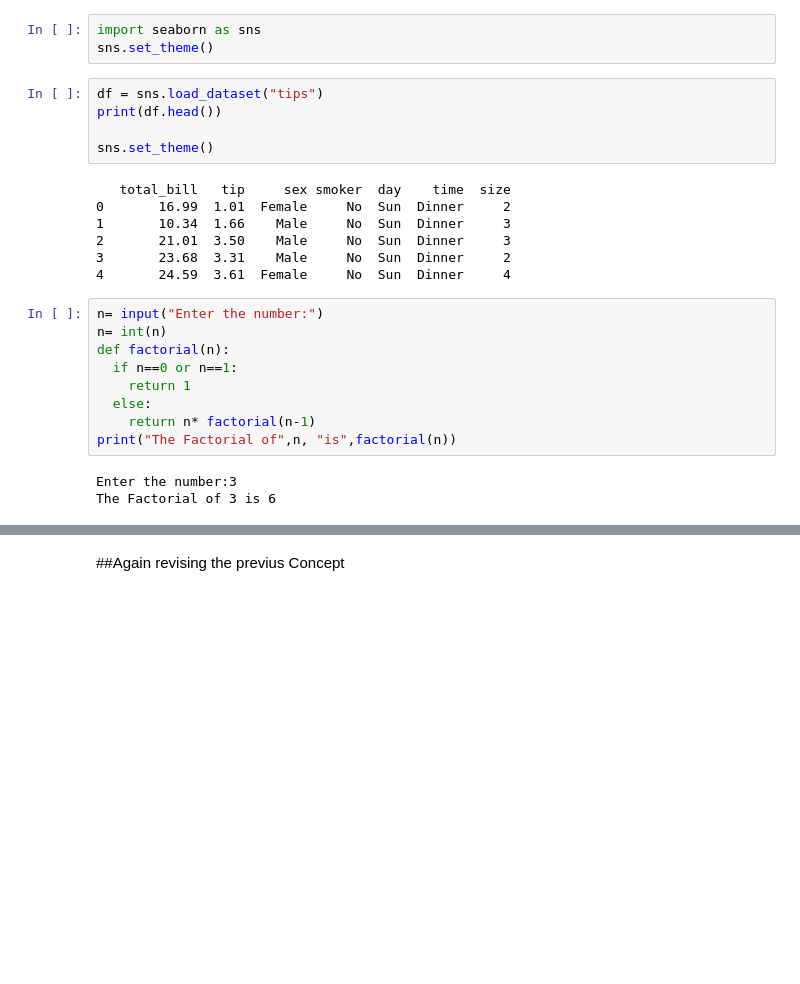
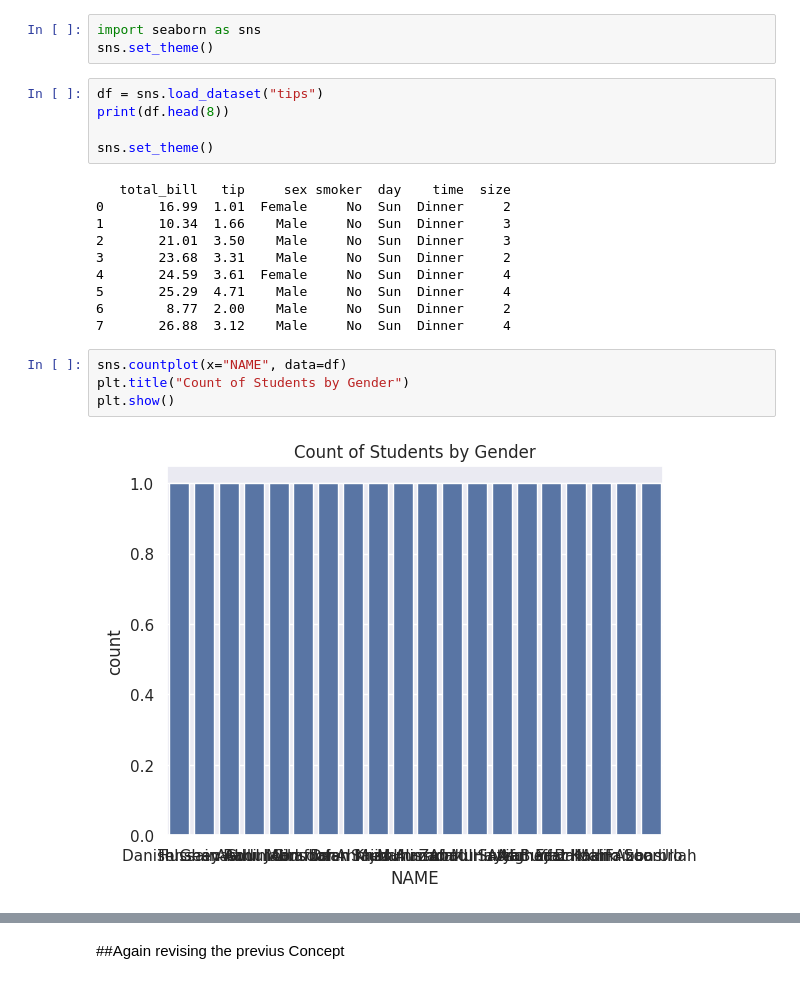
Before and after one commit to ZaidiSahab/Road-to-Data-Science, a Jupyter notebook: Learning_From_Youtube.ipynb, the cells around one changed output, grey strips where cells are left out. Saved outputs shown, nothing was run; the diff lists cells and outputs as text; blank space fills up the shorter version.

```diff
--- a/Learning_From_Youtube.ipynb
+++ b/Learning_From_Youtube.ipynb
@@ -646,7 +647,7 @@ import seaborn as sns
 sns.set_theme()
 # %%
 df = sns.load_dataset("tips")
-print(df.head())
+print(df.head(8))
 
 sns.set_theme()
 # %% [output]
@@ -656,15 +657,12 @@ sns.set_theme()
 2       21.01  3.50    Male     No  Sun  Dinner     3
 3       23.68  3.31    Male     No  Sun  Dinner     2
 4       24.59  3.61  Female     No  Sun  Dinner     4
+5       25.29  4.71    Male     No  Sun  Dinner     4
+6        8.77  2.00    Male     No  Sun  Dinner     2
+7       26.88  3.12    Male     No  Sun  Dinner     4
-# %%
-n= input("Enter the number:")
-n= int(n)
-def factorial(n):
-  if n==0 or n==1:
-    return 1
-  else:
-    return n* factorial(n-1)
-print("The Factorial of",n, "is",factorial(n))
-# %% [output]
-Enter the number:3
-The Factorial of 3 is 6
+# %%
+sns.countplot(x="NAME", data=df)
+plt.title("Count of Students by Gender")
+plt.show()
+# %% [output]
+[figure, added]
```
Also changed, not shown: parts of 6 cells of this notebook.
